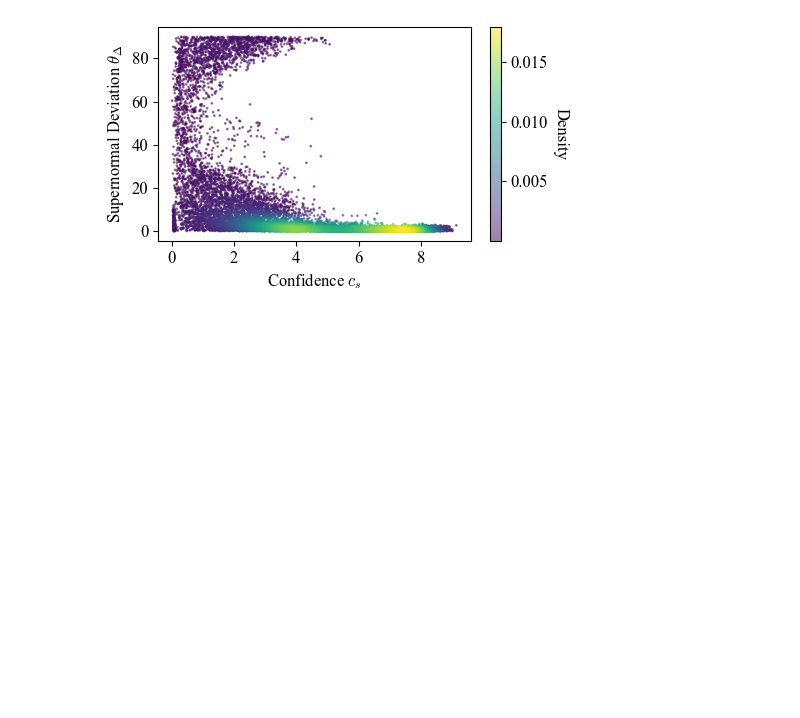
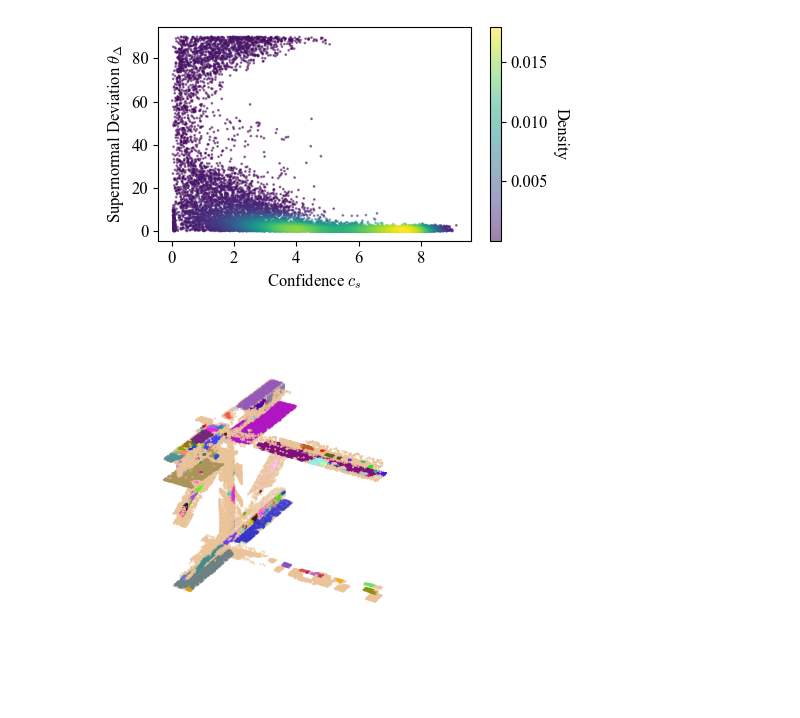
Before and after one commit to fnoi/reconstruct, a Jupyter notebook: evaluation_notebooks/cloud_analysis.ipynb, the cells around one changed output. Cells and saved outputs as stored; diff of their text form; code cells hidden in the pictures; blank space fills up the shorter version.

Commit message:
planar patch fix, metrics evolve

```diff
--- a/evaluation_notebooks/cloud_analysis.ipynb
+++ b/evaluation_notebooks/cloud_analysis.ipynb
@@ -181,3 +181,32 @@ plt.savefig(f'{output_path}confidence_vs_supernormal_deviation.png', bbox_inches
 plt.show()
 # %% [output]
 [figure]
+# %%
+# plot cloud with colors from ransac_patch
+fig = plt.figure(figsize=(7, 4))
+ax = fig.add_subplot(111, projection='3d')
+
+patch = cloud['ransac_patch']
+patch_ids = np.unique(patch)
+# for each patch id pick a random color
+colors = np.random.rand(len(patch_ids), 3)
+color_dict = {patch_id: color for patch_id, color in zip(patch_ids, colors)}
+color = [color_dict[patch_id] for patch_id in patch]
+
+
+# Create the scatter plot
+scatter = ax.scatter(cloud['x'], cloud['y'], cloud['z'], s=0.3, c=color)
+
+# no grid
+ax.grid(False)
+# no axes
+ax.axis('off')
+
+# Adjust layout to prevent cutting off labels
+plt.tight_layout()
+
+plt.savefig(f'{output_path}ransac_patch.pdf', bbox_inches='tight', dpi=300)
+plt.savefig(f'{output_path}ransac_patch.png', bbox_inches='tight', dpi=300)
+plt.show()
+# %% [output]
+[figure, added]
```
Also changed, not shown: 4 other files.
